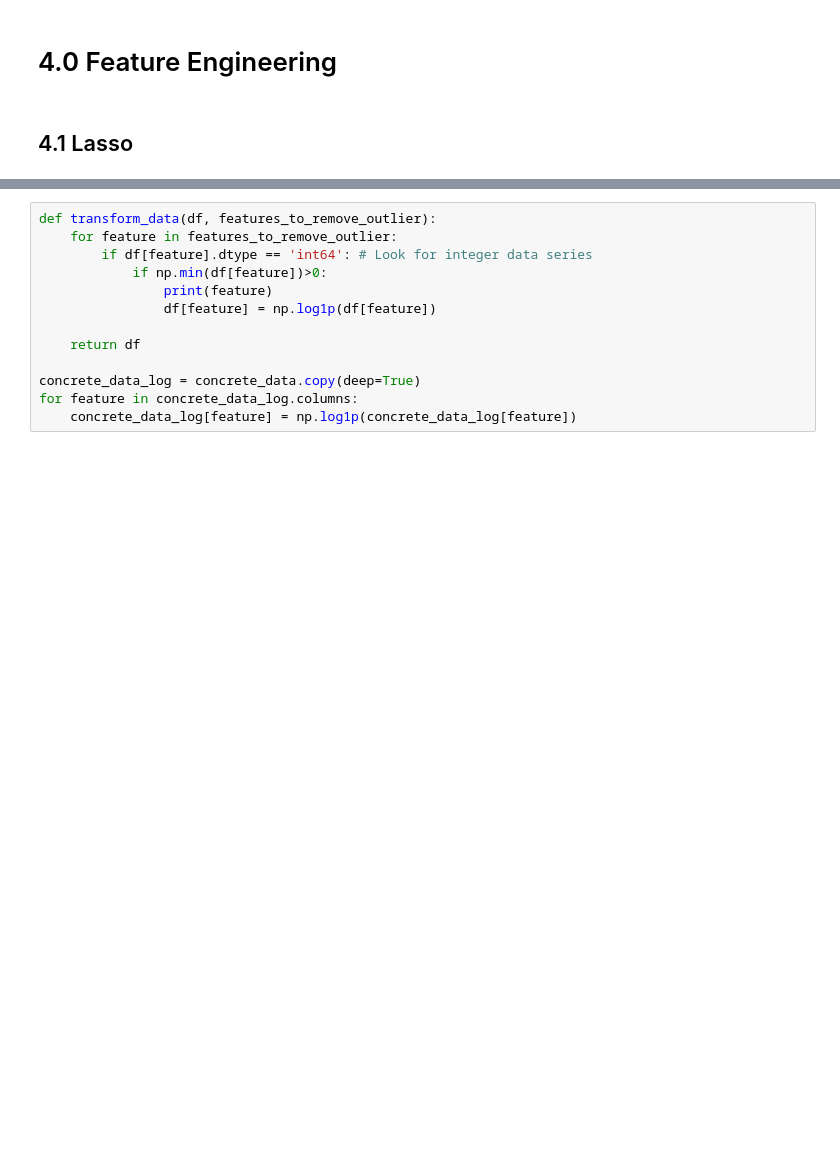
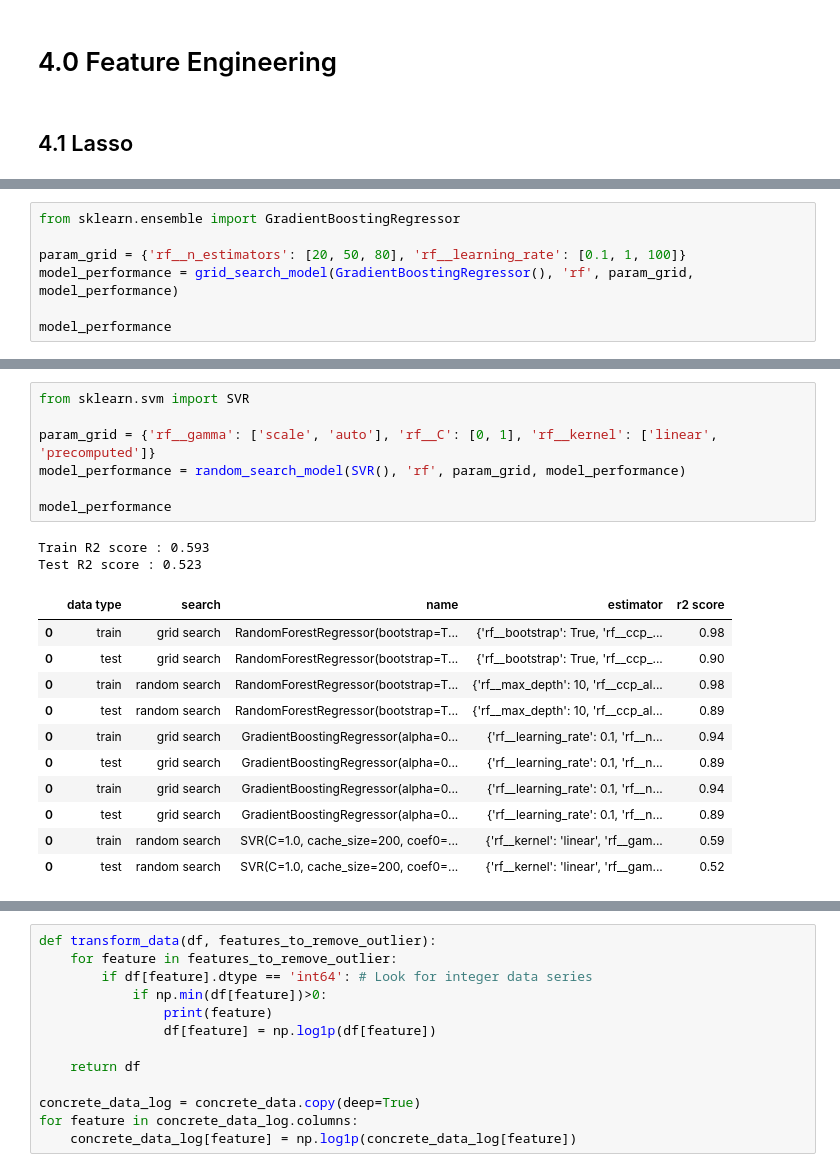
Before and after one commit to koksoon100/Project1, a Jupyter notebook: feature_engineering_submission.ipynb, the cells around one changed output, grey strips where cells are left out. Saved outputs shown, nothing was run; the diff lists cells and outputs as text; blank space fills up the shorter version.

```diff
--- a/feature_engineering_submission.ipynb
+++ b/feature_engineering_submission.ipynb
@@ -337,0 +540,7 @@ Test R2 score : 0.52
+# %%
+from sklearn.ensemble import GradientBoostingRegressor
+
+param_grid = {'rf__n_estimators': [20, 50, 80], 'rf__learning_rate': [0.1, 1, 100]}
+model_performance = grid_search_model(GradientBoostingRegressor(), 'rf', param_grid, model_performance)
+
+model_performance
@@ -337,0 +560,21 @@ Test R2 score : 0.52
+# %%
+from sklearn.svm import SVR
+
+param_grid = {'rf__gamma': ['scale', 'auto'], 'rf__C': [0, 1], 'rf__kernel': ['linear', 'precomputed']}
+model_performance = random_search_model(SVR(), 'rf', param_grid, model_performance)
+
+model_performance
+# %% [output]
+Train R2 score : 0.593
+Test R2 score : 0.523
+|  | data type | search | name | estimator | r2 score |
+| 0 | train | grid search | RandomForestRegressor(bootstrap=T... | {'rf__bootstrap': True, 'rf__ccp_... | 0.98 |
+| 0 | test | grid search | RandomForestRegressor(bootstrap=T... | {'rf__bootstrap': True, 'rf__ccp_... | 0.90 |
+| 0 | train | random search | RandomForestRegressor(bootstrap=T... | {'rf__max_depth': 10, 'rf__ccp_al... | 0.98 |
+| 0 | test | random search | RandomForestRegressor(bootstrap=T... | {'rf__max_depth': 10, 'rf__ccp_al... | 0.89 |
+| 0 | train | grid search | GradientBoostingRegressor(alpha=0... | {'rf__learning_rate': 0.1, 'rf__n... | 0.94 |
+| 0 | test | grid search | GradientBoostingRegressor(alpha=0... | {'rf__learning_rate': 0.1, 'rf__n... | 0.89 |
+| 0 | train | grid search | GradientBoostingRegressor(alpha=0... | {'rf__learning_rate': 0.1, 'rf__n... | 0.94 |
+| 0 | test | grid search | GradientBoostingRegressor(alpha=0... | {'rf__learning_rate': 0.1, 'rf__n... | 0.89 |
+| 0 | train | random search | SVR(C=1.0, cache_size=200, coef0=... | {'rf__kernel': 'linear', 'rf__gam... | 0.59 |
+| 0 | test | random search | SVR(C=1.0, cache_size=200, coef0=... | {'rf__kernel': 'linear', 'rf__gam... | 0.52 |
```
Also changed, not shown: parts of 53 cells of this notebook.
